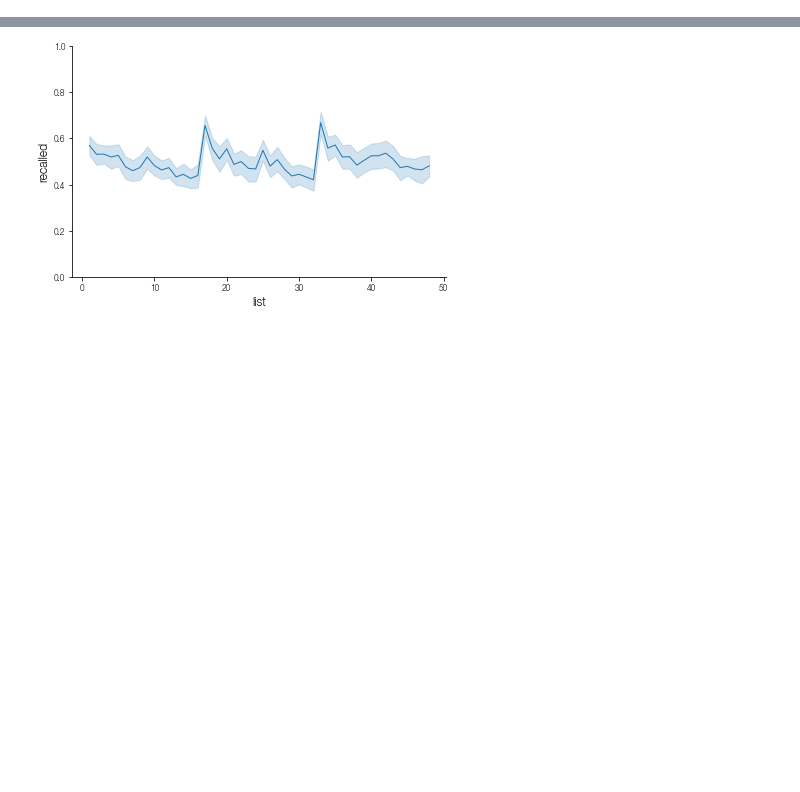
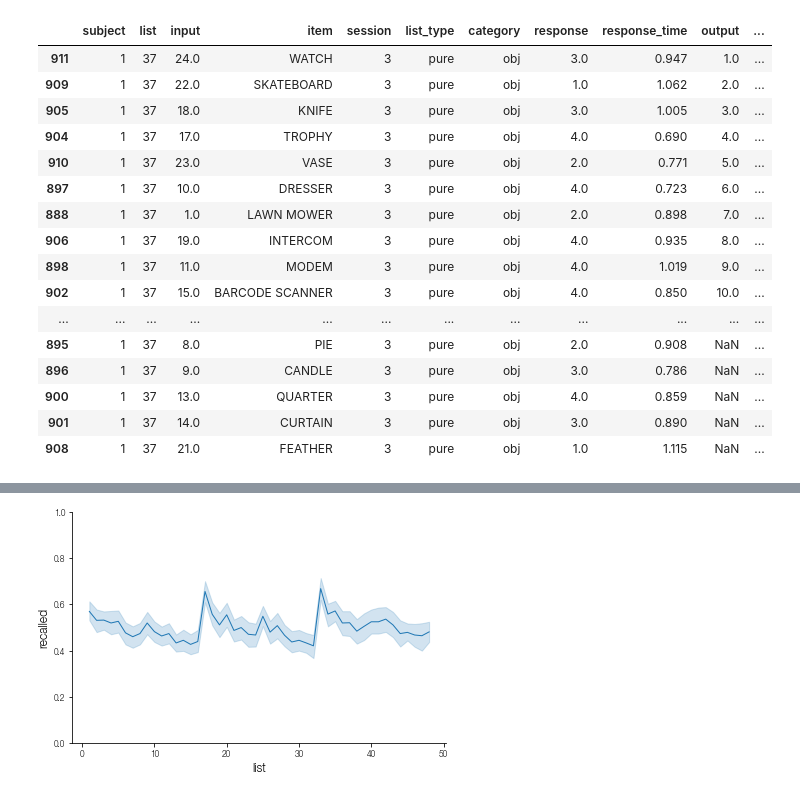
Before and after one commit to mortonne/psifr, a Jupyter notebook: jupyter/test_fr_raw.ipynb, the cells around one changed output, grey strips where cells are left out. Cells and saved outputs as stored; diff of their text form; code cells hidden in the pictures; blank space fills up the shorter version.

```diff
--- a/jupyter/test_fr_raw.ipynb
+++ b/jupyter/test_fr_raw.ipynb
@@ -95,0 +73,20 @@ clean
+# %%
+list1.sort_values('output')
+# %% [output]
+|  | subject | list | input | item | session | list_type | category | response | response_time | output | ... |
+| 911 | 1 | 37 | 24.0 | WATCH | 3 | pure | obj | 3.0 | 0.947 | 1.0 | ... |
+| 909 | 1 | 37 | 22.0 | SKATEBOARD | 3 | pure | obj | 1.0 | 1.062 | 2.0 | ... |
+| 905 | 1 | 37 | 18.0 | KNIFE | 3 | pure | obj | 3.0 | 1.005 | 3.0 | ... |
+| 904 | 1 | 37 | 17.0 | TROPHY | 3 | pure | obj | 4.0 | 0.690 | 4.0 | ... |
+| 910 | 1 | 37 | 23.0 | VASE | 3 | pure | obj | 2.0 | 0.771 | 5.0 | ... |
+| 897 | 1 | 37 | 10.0 | DRESSER | 3 | pure | obj | 4.0 | 0.723 | 6.0 | ... |
+| 888 | 1 | 37 | 1.0 | LAWN MOWER | 3 | pure | obj | 2.0 | 0.898 | 7.0 | ... |
+| 906 | 1 | 37 | 19.0 | INTERCOM | 3 | pure | obj | 4.0 | 0.935 | 8.0 | ... |
+| 898 | 1 | 37 | 11.0 | MODEM | 3 | pure | obj | 4.0 | 1.019 | 9.0 | ... |
+| 902 | 1 | 37 | 15.0 | BARCODE SCANNER | 3 | pure | obj | 4.0 | 0.850 | 10.0 | ... |
+| ... | ... | ... | ... | ... | ... | ... | ... | ... | ... | ... | ... |
+| 895 | 1 | 37 | 8.0 | PIE | 3 | pure | obj | 2.0 | 0.908 | NaN | ... |
+| 896 | 1 | 37 | 9.0 | CANDLE | 3 | pure | obj | 3.0 | 0.786 | NaN | ... |
+| 900 | 1 | 37 | 13.0 | QUARTER | 3 | pure | obj | 4.0 | 0.859 | NaN | ... |
+| 901 | 1 | 37 | 14.0 | CURTAIN | 3 | pure | obj | 3.0 | 0.890 | NaN | ... |
+| 908 | 1 | 37 | 21.0 | FEATHER | 3 | pure | obj | 1.0 | 1.115 | NaN | ... |
```
Also changed, not shown: parts of 29 cells of this notebook.
